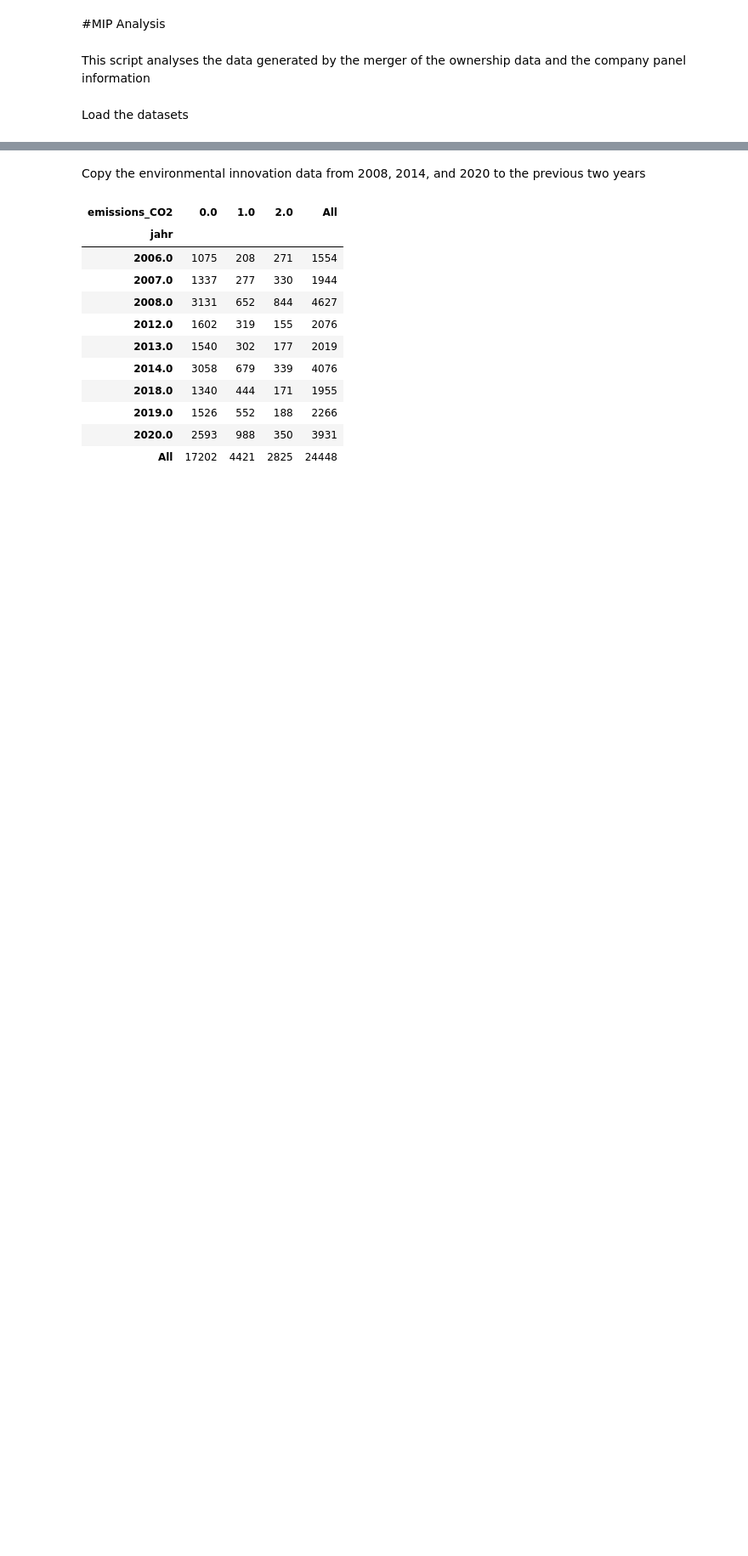
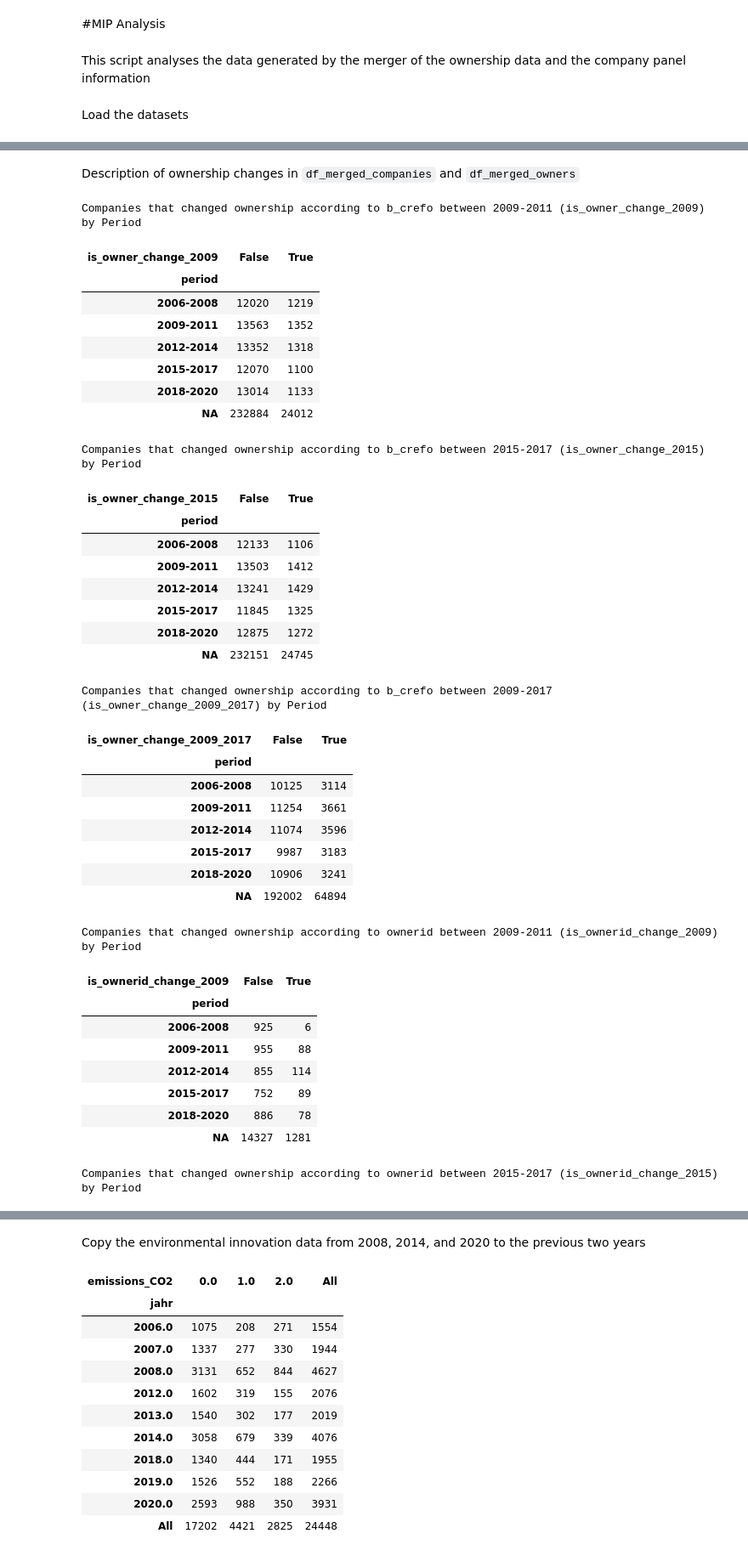
Before and after one commit to lucasanolte/bachelorarbeit, a Jupyter notebook: MIP_descriptive.ipynb, the cells around one changed output, grey strips where cells are left out. Shown at 85% size. Saved outputs shown, nothing was run; the diff lists cells and outputs as text; code cells hidden in the pictures; blank space fills up the shorter version.

```diff
--- a/MIP_descriptive.ipynb
+++ b/MIP_descriptive.ipynb
@@ -15,0 +18,60 @@ df_merged_owners["period"] = np.where(df_merged_owners["jahr"] <= 2008, "2006-20
+# %% [markdown]
+Description of ownership changes in `df_merged_companies` and `df_merged_owners`
+# %%
+#b_crefo
+print("Companies that changed ownership according to b_crefo between 2009-2011 (is_owner_change_2009) by Period\n")
+display(pd.crosstab(df_merged_companies["period"], df_merged_companies["is_owner_change_2009"], margins=False))
+print("\n\n")
+print("Companies that changed ownership according to b_crefo between 2015-2017 (is_owner_change_2015) by Period\n")
+display(pd.crosstab(df_merged_companies["period"], df_merged_companies["is_owner_change_2015"], margins=False))
+print("\n\n")
+print("Companies that changed ownership according to b_crefo between 2009-2017 (is_owner_change_2009_2017) by Period\n")
+display(pd.crosstab(df_merged_companies["period"], df_merged_companies["is_owner_change_2009_2017"], margins=False))
+print("\n\n")
+#ownerid
+print("Companies that changed ownership according to ownerid between 2009-2011 (is_ownerid_change_2009) by Period\n")
+display(pd.crosstab(df_merged_owners["period"], df_merged_owners["is_ownerid_change_2009"], margins=False))
+print("\n\n")
+print("Companies that changed ownership according to ownerid between 2015-2017 (is_ownerid_change_2015) by Period\n")
+display(pd.crosstab(df_merged_owners["period"], df_merged_owners["is_ownerid_change_2015"], margins=False))
+print("\n\n")
+print("Companies that changed ownership according to ownerid between 2009-2017 (is_ownerid_change_2009_2017) by Period\n")
+display(pd.crosstab(df_merged_owners["period"], df_merged_owners["is_ownerid_change_2009_2017"], margins=False))
+# %% [output]
+Companies that changed ownership according to b_crefo between 2009-2011 (is_owner_change_2009) by Period
+| is_owner_change_2009 | False | True |
+| period |  |  |
+| 2006-2008 | 12020 | 1219 |
+| 2009-2011 | 13563 | 1352 |
+| 2012-2014 | 13352 | 1318 |
+| 2015-2017 | 12070 | 1100 |
+| 2018-2020 | 13014 | 1133 |
+| NA | 232884 | 24012 |
+Companies that changed ownership according to b_crefo between 2015-2017 (is_owner_change_2015) by Period
+| is_owner_change_2015 | False | True |
+| period |  |  |
+| 2006-2008 | 12133 | 1106 |
+| 2009-2011 | 13503 | 1412 |
+| 2012-2014 | 13241 | 1429 |
+| 2015-2017 | 11845 | 1325 |
+| 2018-2020 | 12875 | 1272 |
+| NA | 232151 | 24745 |
+Companies that changed ownership according to b_crefo between 2009-2017 (is_owner_change_2009_2017) by Period
+| is_owner_change_2009_2017 | False | True |
+| period |  |  |
+| 2006-2008 | 10125 | 3114 |
+| 2009-2011 | 11254 | 3661 |
+| 2012-2014 | 11074 | 3596 |
+| 2015-2017 | 9987 | 3183 |
+| 2018-2020 | 10906 | 3241 |
+| NA | 192002 | 64894 |
+Companies that changed ownership according to ownerid between 2009-2011 (is_ownerid_change_2009) by Period
+| is_ownerid_change_2009 | False | True |
+| period |  |  |
+| 2006-2008 | 925 | 6 |
+| 2009-2011 | 955 | 88 |
+| 2012-2014 | 855 | 114 |
+| 2015-2017 | 752 | 89 |
+| 2018-2020 | 886 | 78 |
+| NA | 14327 | 1281 |
+Companies that changed ownership according to ownerid between 2015-2017 (is_ownerid_change_2015) by Period
```
Also changed, not shown: parts of 6 cells of this notebook.
